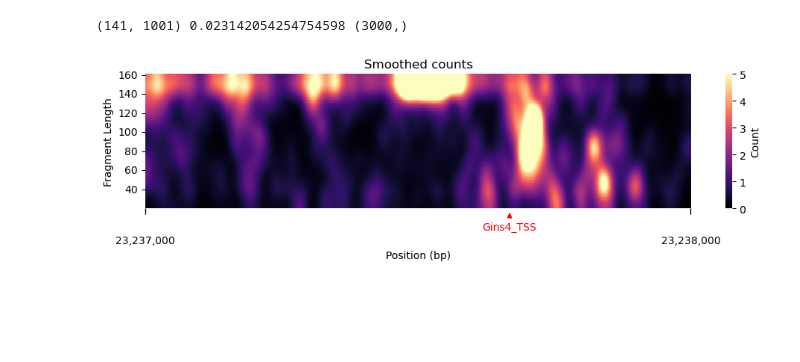
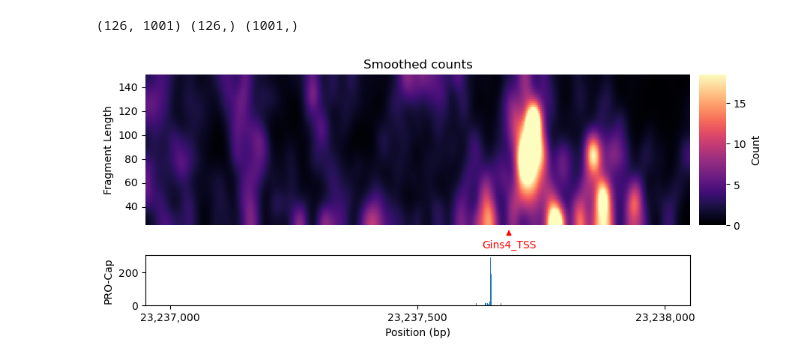
Before and after one commit to aryeelab/foci-3d, a Jupyter notebook: code/footprint_to_procap.ipynb, the cells around one changed output. Cells and saved outputs as stored; diff of their text form; code cells hidden in the pictures; blank space fills up the shorter version.

```diff
--- a/code/footprint_to_procap.ipynb
+++ b/code/footprint_to_procap.ipynb
@@ -173,29 +28,39 @@ def get_footprint_and_procap(fragment_counts_gz,
+# %%
+# Get average counts per fragment length
+
+#avg_by_len = average_counts_by_fraglen(counts_gz, chrom)
+#for length, avg in sorted(avg_by_len.items()):
+#    print(f"length={length:3d}  avg_count={avg:.4f}")
+
+# Pickle avg_by_len to file
+#with open('avg_by_len.pkl', 'wb') as f:
+#    pickle.dump(avg_by_len, f)
+
+# Load avg_by_len from file
+with open('avg_by_len.pkl', 'rb') as f:
+    avg_by_len = pickle.load(f)
 # %%
-### TEMP
+### Example region
 
-counts_gz = '../data/mesc_microC_3hrDMSO_chr8.counts.tsv.gz'
-procap_bw = '../data/GSM2170014_Pro_mESC.ucsc_mm10.bw'
-chrom = 'chr8'
+# Force reload of plot_count_matrix import from footprinting
+#import importlib
+#import footprinting
+#importlib.reload(footprinting)
 
-footprint, mean_short_footprint_signal, procap = \
+footprint, raw_total_counts, procap = \
     get_footprint_and_procap(fragment_counts_gz=counts_gz,
                                 procap_bw=procap_bw,
+                                avg_count_per_fragment_length=avg_by_len,
                                 chrom=chrom, window_start=23_237_000, window_end=23_238_000, footprint_sigma=10)
-    # Normalize footprint by mean signal of <80bp fragments
 
-footprint = footprint / mean_short_footprint_signal
-
-print(footprint.shape, mean_short_footprint_signal, procap.shape)
-
-
+print(footprint.shape, raw_total_counts.shape, procap.shape)
 # Gins4 chr8:23226610-23237668 (-)
 markers = {
     23_237_668: 'Gins4_TSS',
     #23_237_650: 'PRO-Cap peak',
 }
 
-plot_count_matrix(footprint, vmax = 5, named_positions=markers,
-                  title='Smoothed counts')
+plot_count_matrix(footprint, named_positions=markers, tracks = {'PRO-Cap': procap}, title='Smoothed counts', xtick_spacing=500)
 # %% [output]
-(141, 1001) 0.023142054254754598 (3000,)
+(126, 1001) (126,) (1001,)
-[figure, old version]
+[figure, new version]
```
Also changed, not shown: parts of 8 cells of this notebook, 3 other files.
